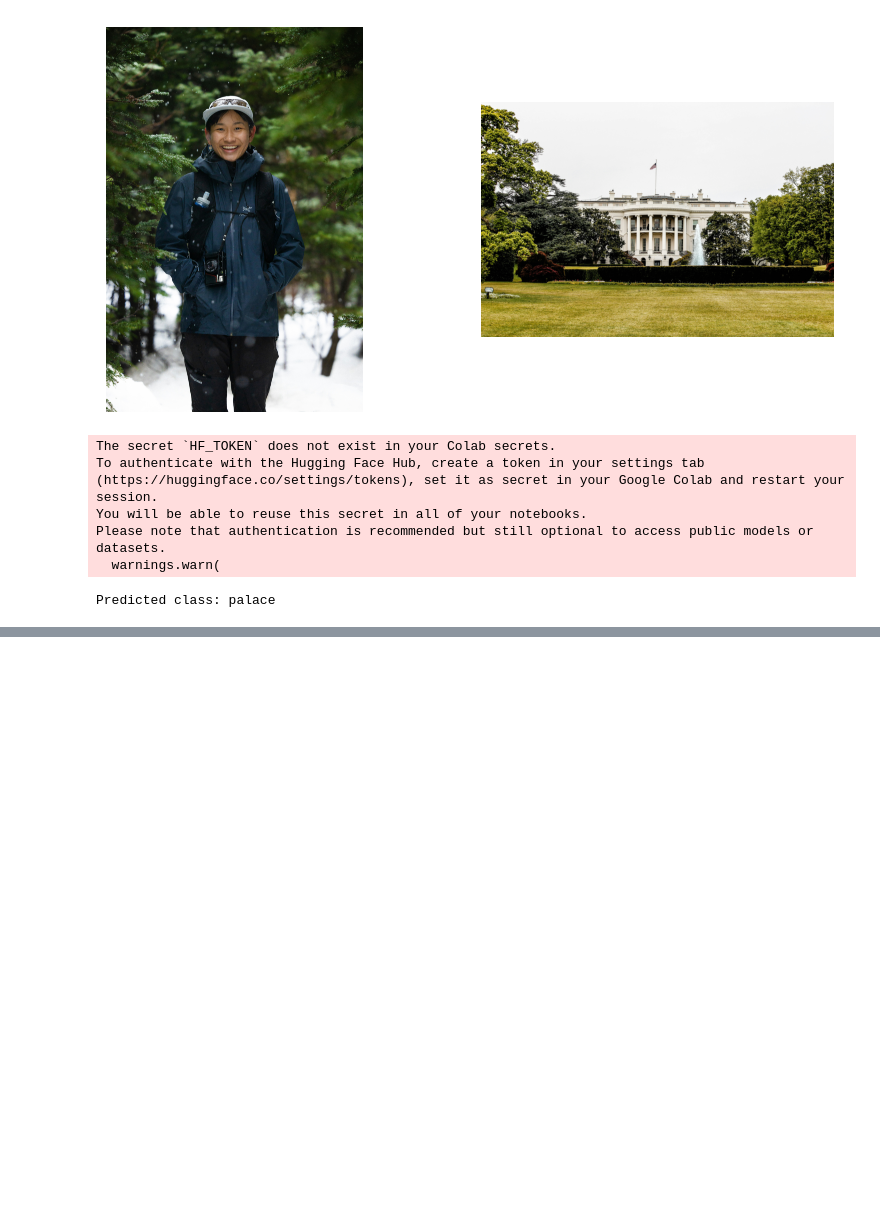
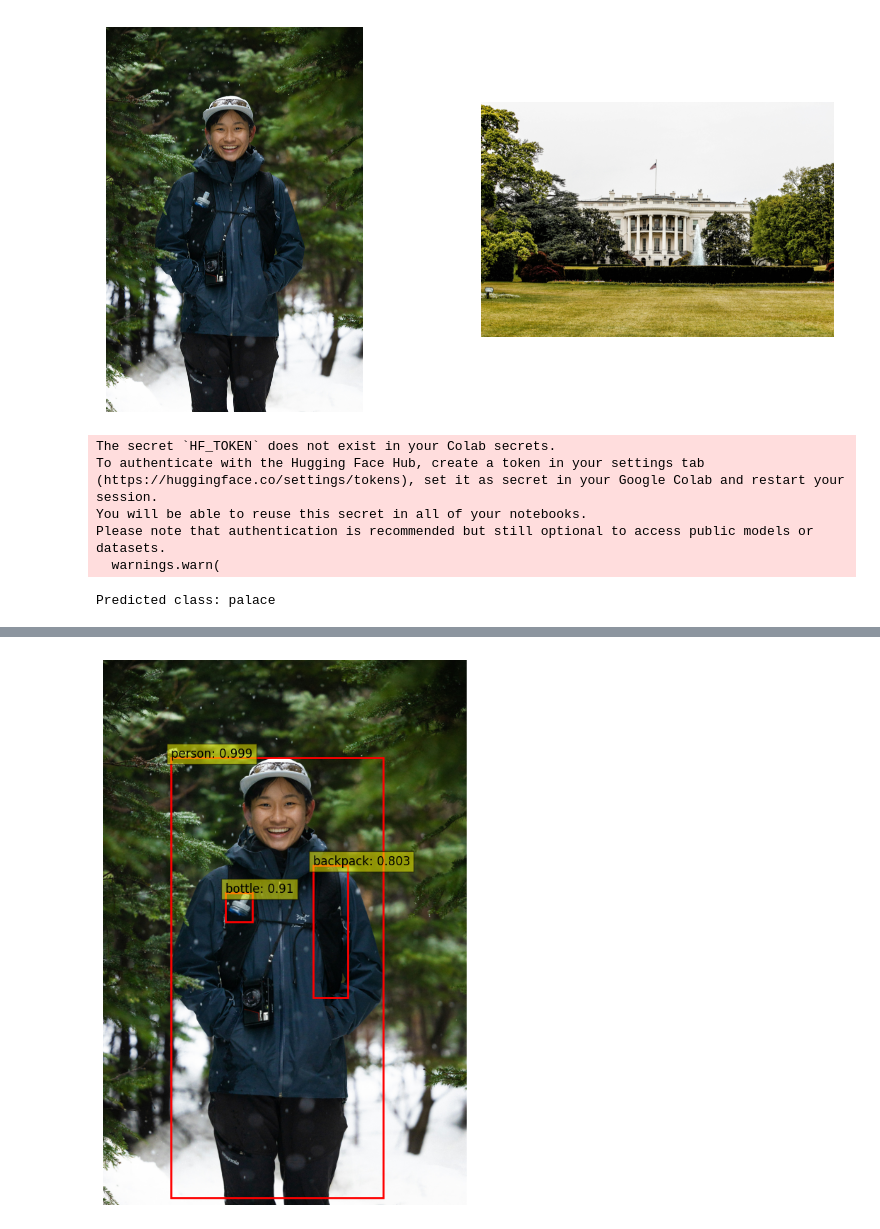
Before and after one commit to BRIAN12682/Automation-Projects, a Jupyter notebook: ImageClassificationVi_T.ipynb, the cells around one changed output, grey strips where cells are left out. Saved outputs shown, nothing was run; the diff lists cells and outputs as text; code cells hidden in the pictures; blank space fills up the shorter version.

```diff
--- a/ImageClassificationVi_T.ipynb
+++ b/ImageClassificationVi_T.ipynb
@@ -81,0 +131,43 @@ Predicted class: palace
+# %%
+# Path to the image file
+img_path = '/content/drive/My Drive/smileyman.jpg'
+
+# Load the image
+image = Image.open(img_path)
+
+# Preprocess the image
+inputs = feature_extractor(images=image, return_tensors="pt")
+# %%
+# Perform object detection
+outputs = model(**inputs)
+
+# Let's turn the outputs into bounding boxes and labels
+target_sizes = torch.tensor([image.size[::-1]])
+results = feature_extractor.post_process_object_detection(outputs, target_sizes=target_sizes)[0]
+# %%
+# Set up plot
+plt.figure(figsize=(10, 10))
+plt.imshow(image)
+
+# Get the bounding boxes and labels
+for score, label, box in zip(results["scores"], results["labels"], results["boxes"]):
+    # If the score is below a threshold, skip this detection
+    if score < 0.7:
+        continue
+
+    # Convert bounding box to pixel values
+    box = [round(i, 2) for i in box.tolist()]
+    xmin, ymin, xmax, ymax = box
+
+    # Create a rectangle patch
+    rect = patches.Rectangle((xmin, ymin), xmax - xmin, ymax - ymin, linewidth=2, edgecolor='r', facecolor='none')
+    plt.gca().add_patch(rect)
+
+    # Add the label
+    plt.text(xmin, ymin, f"{model.config.id2label[label.item()]}: {round(score.item(), 3)}", fontsize=12,
+             bbox=dict(facecolor='yellow', alpha=0.5))
+
+plt.axis('off')
+plt.show()
+# %% [output]
+[figure, added]
```
Also changed, not shown: parts of 6 cells of this notebook.
